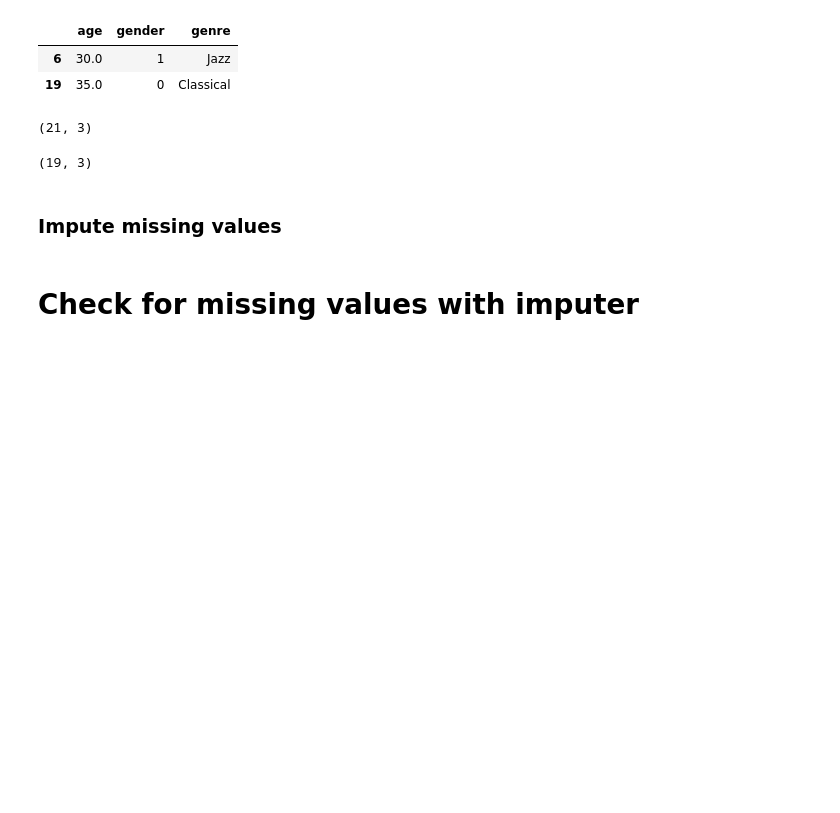
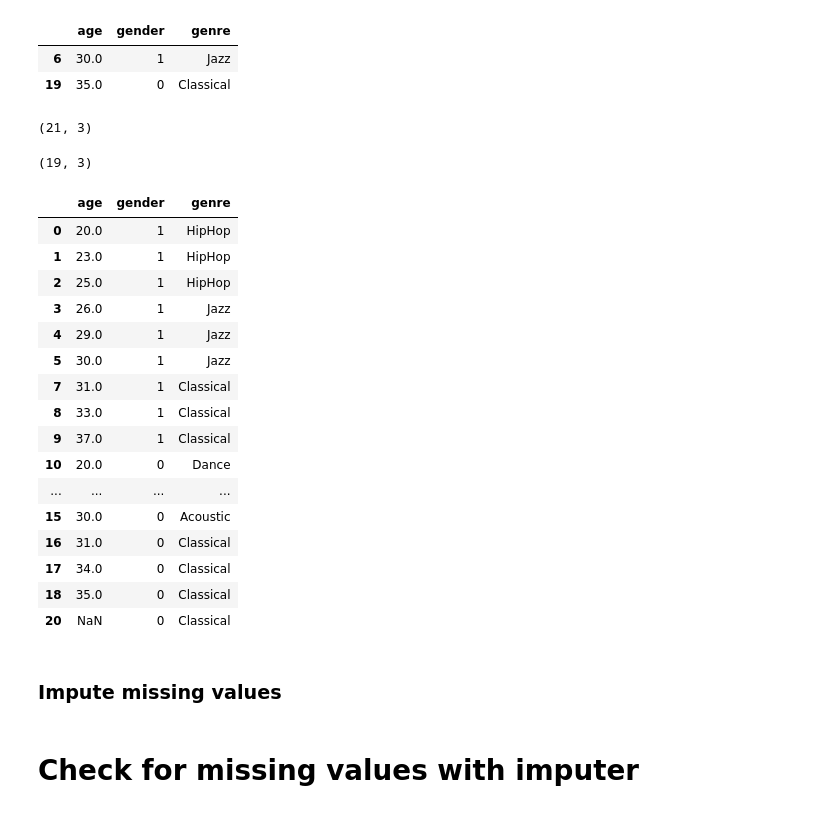
Before and after one commit to ali-soltani-redgate/data-driven-gen, a Jupyter notebook: lession2/music_recommender.ipynb, the cells around one changed output. Drawn from its saved outputs; the diff is of its cells as text; code cells hidden in the pictures; blank space fills up the shorter version.

```diff
--- a/lession2/music_recommender.ipynb
+++ b/lession2/music_recommender.ipynb
@@ -45,6 +49,26 @@ music_data = music_data.drop_duplicates()
 music_data.shape
 # %% [output]
 (19, 3)
+# %%
+music_data
+# %% [output]
+|  | age | gender | genre |
+| 0 | 20.0 | 1 | HipHop |
+| 1 | 23.0 | 1 | HipHop |
+| 2 | 25.0 | 1 | HipHop |
+| 3 | 26.0 | 1 | Jazz |
+| 4 | 29.0 | 1 | Jazz |
+| 5 | 30.0 | 1 | Jazz |
+| 7 | 31.0 | 1 | Classical |
+| 8 | 33.0 | 1 | Classical |
+| 9 | 37.0 | 1 | Classical |
+| 10 | 20.0 | 0 | Dance |
+| ... | ... | ... | ... |
+| 15 | 30.0 | 0 | Acoustic |
+| 16 | 31.0 | 0 | Classical |
+| 17 | 34.0 | 0 | Classical |
+| 18 | 35.0 | 0 | Classical |
+| 20 | NaN | 0 | Classical |
 # %% [markdown]
 ### Impute missing values
 # %% [markdown]
```
Also changed, not shown: parts of 7 cells of this notebook.
